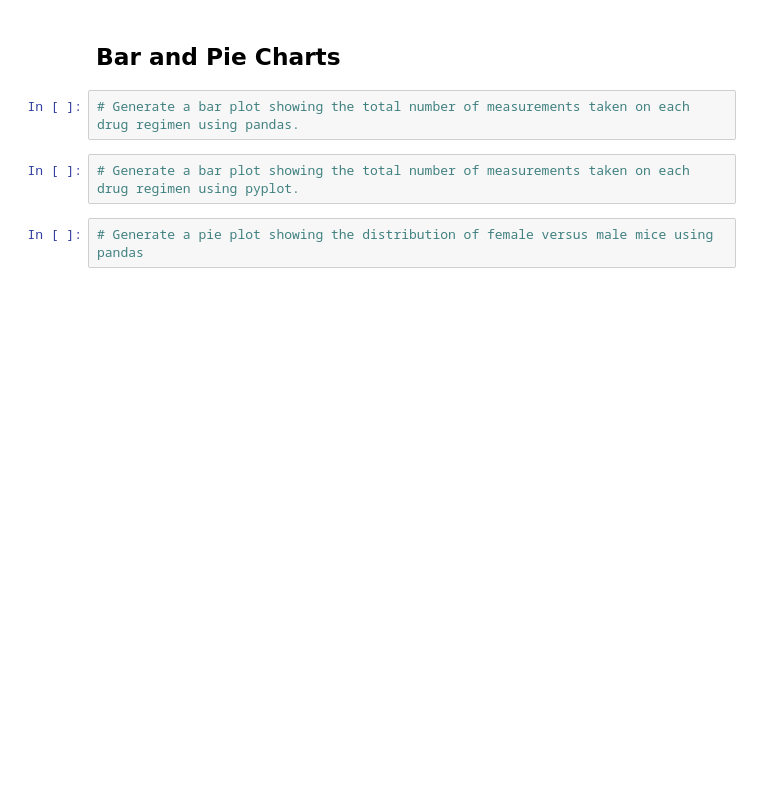
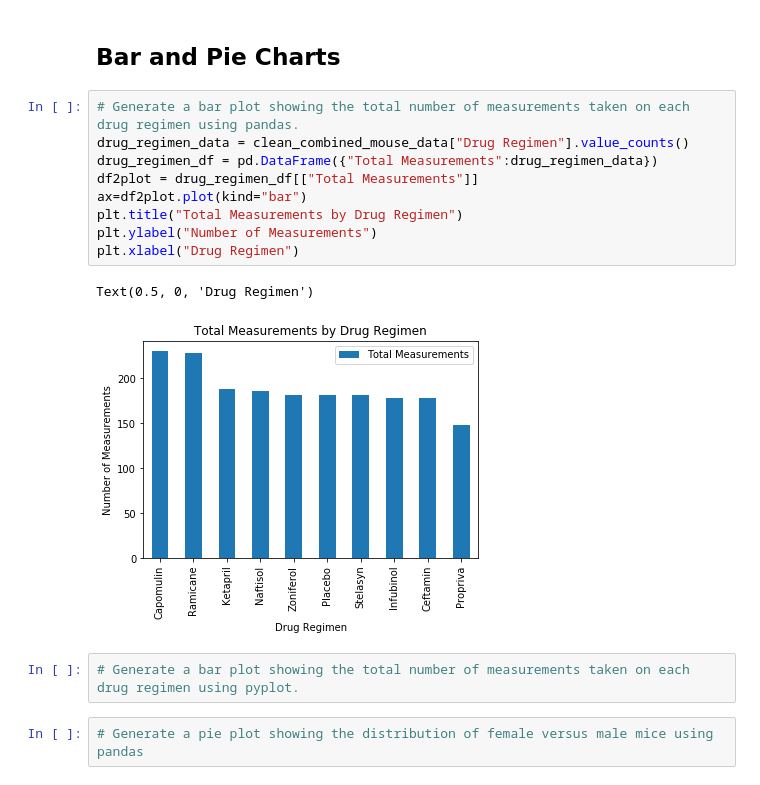
Before and after one commit to khartmann5/Matplotlib-Pymaceuticals, a Jupyter notebook: pymaceuticals_KH.ipynb, the cells around one changed output. Saved outputs shown, nothing was run; the diff lists cells and outputs as text; blank space fills up the shorter version.

Commit message:
saving up to bar chart using pandas

```diff
--- a/pymaceuticals_KH.ipynb
+++ b/pymaceuticals_KH.ipynb
@@ -173,6 +183,16 @@ summ_stats = clean_combined_mouse_data
 ## Bar and Pie Charts
 # %%
 # Generate a bar plot showing the total number of measurements taken on each drug regimen using pandas.
+drug_regimen_data = clean_combined_mouse_data["Drug Regimen"].value_counts()
+drug_regimen_df = pd.DataFrame({"Total Measurements":drug_regimen_data})
+df2plot = drug_regimen_df[["Total Measurements"]]
+ax=df2plot.plot(kind="bar")
+plt.title("Total Measurements by Drug Regimen")
+plt.ylabel("Number of Measurements")
+plt.xlabel("Drug Regimen")
+# %% [output]
+Text(0.5, 0, 'Drug Regimen')
+[figure, added]
 # %%
 # Generate a bar plot showing the total number of measurements taken on each drug regimen using pyplot.
 # %%
```
Also changed, not shown: parts of 1 cell of this notebook.
